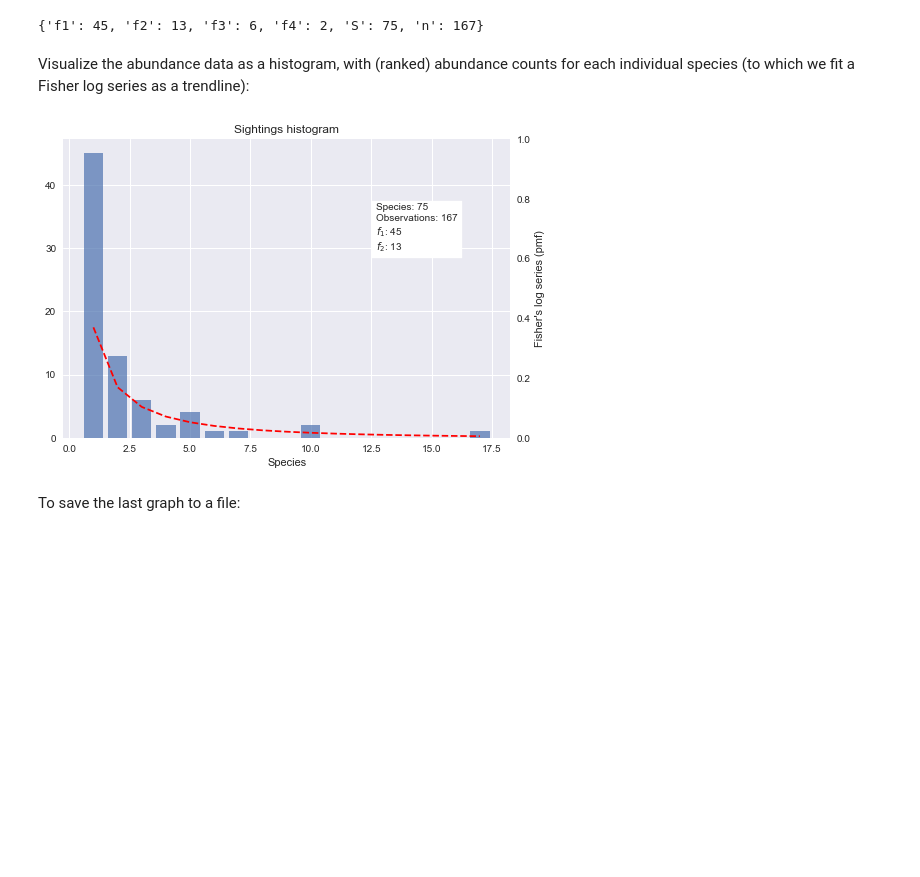
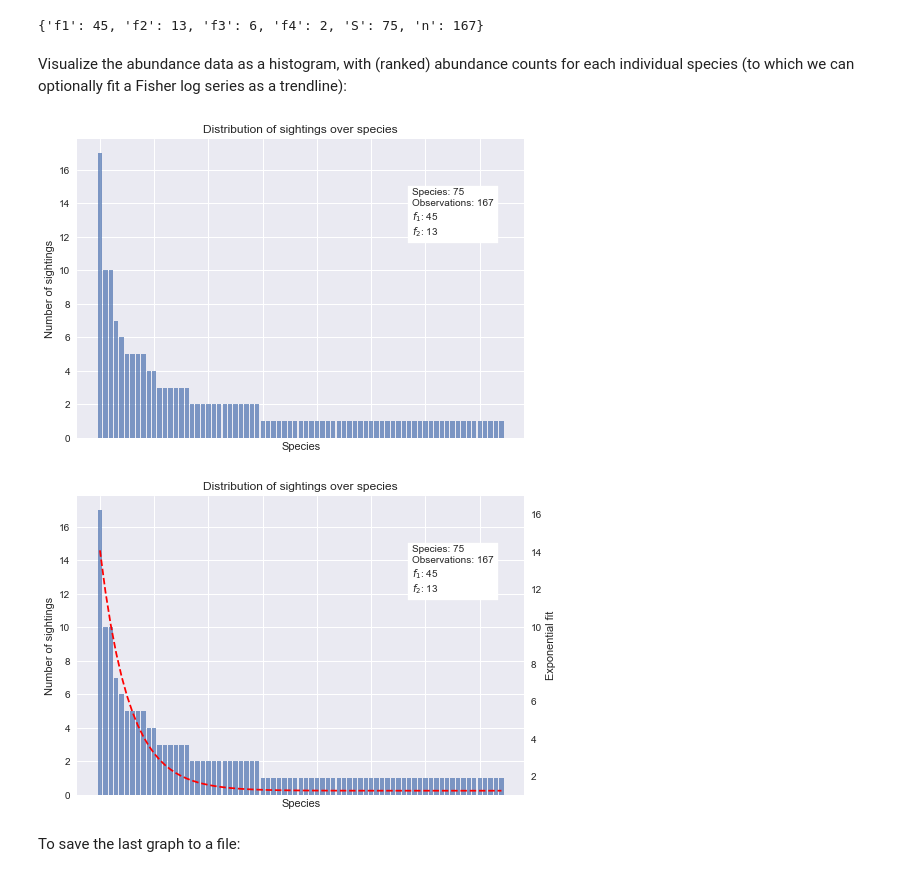
Before and after one commit to mikekestemont/copia, a Jupyter notebook: notebooks/quickstart.ipynb, the cells around one changed output. Cells and saved outputs as stored; diff of their text form; code cells hidden in the pictures; blank space fills up the shorter version.

```diff
--- a/notebooks/quickstart.ipynb
+++ b/notebooks/quickstart.ipynb
@@ -36,12 +36,14 @@ basic_stats(abundance)
 # %% [output]
 {'f1': 45, 'f2': 13, 'f3': 6, 'f4': 2, 'S': 75, 'n': 167}
 # %% [markdown]
-Visualize the abundance data as a histogram, with (ranked) abundance counts for each individual species (to which we fit a Fisher log series as a trendline):
+Visualize the abundance data as a histogram, with (ranked) abundance counts for each individual species (to which we can optionally fit a Fisher log series as a trendline):
 # %%
-from copia.plot import abundance_histogram
-abundance_histogram(abundance);
+from copia.plot import abundance_counts
+abundance_counts(abundance)
+abundance_counts(abundance, trendline=True);
 # %% [output]
-[figure, old version]
+[figure, new version]
+[figure, added]
 # %% [markdown]
 To save the last graph to a file:
 # %%
```
Also changed, not shown: parts of 14 cells of this notebook, 1 other file.
